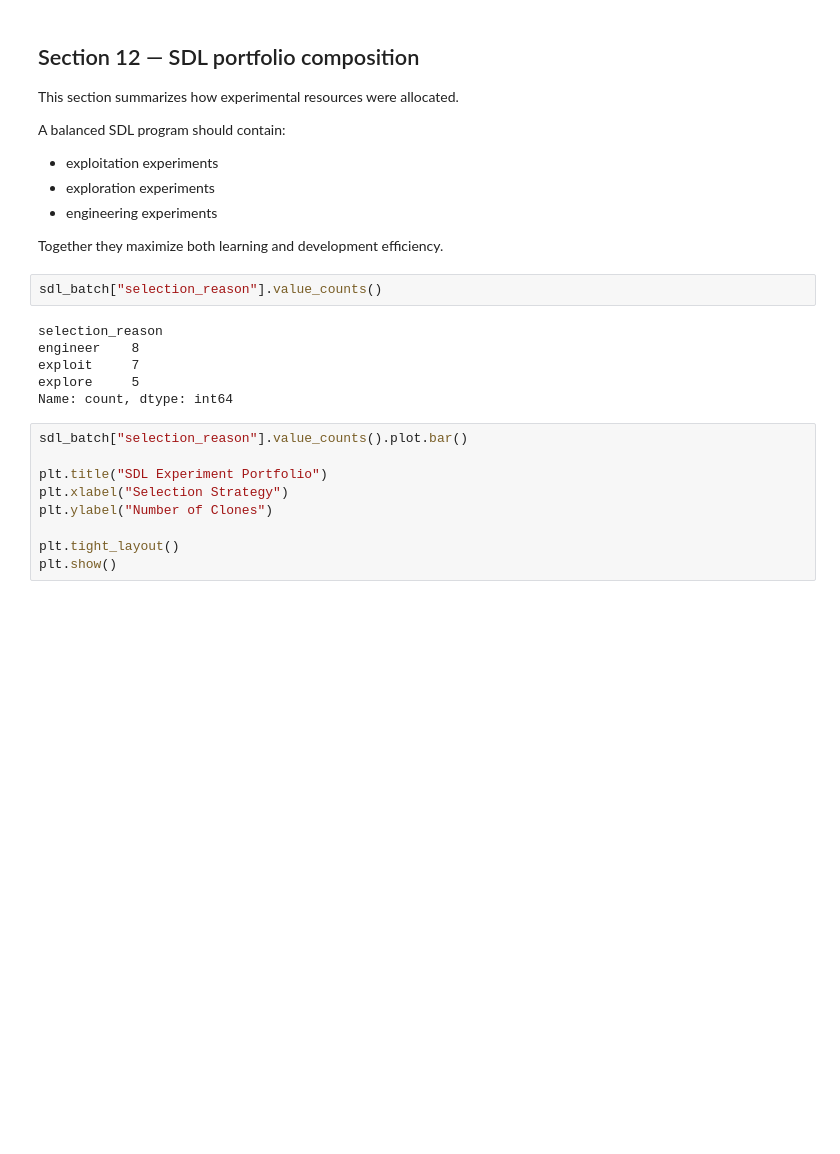
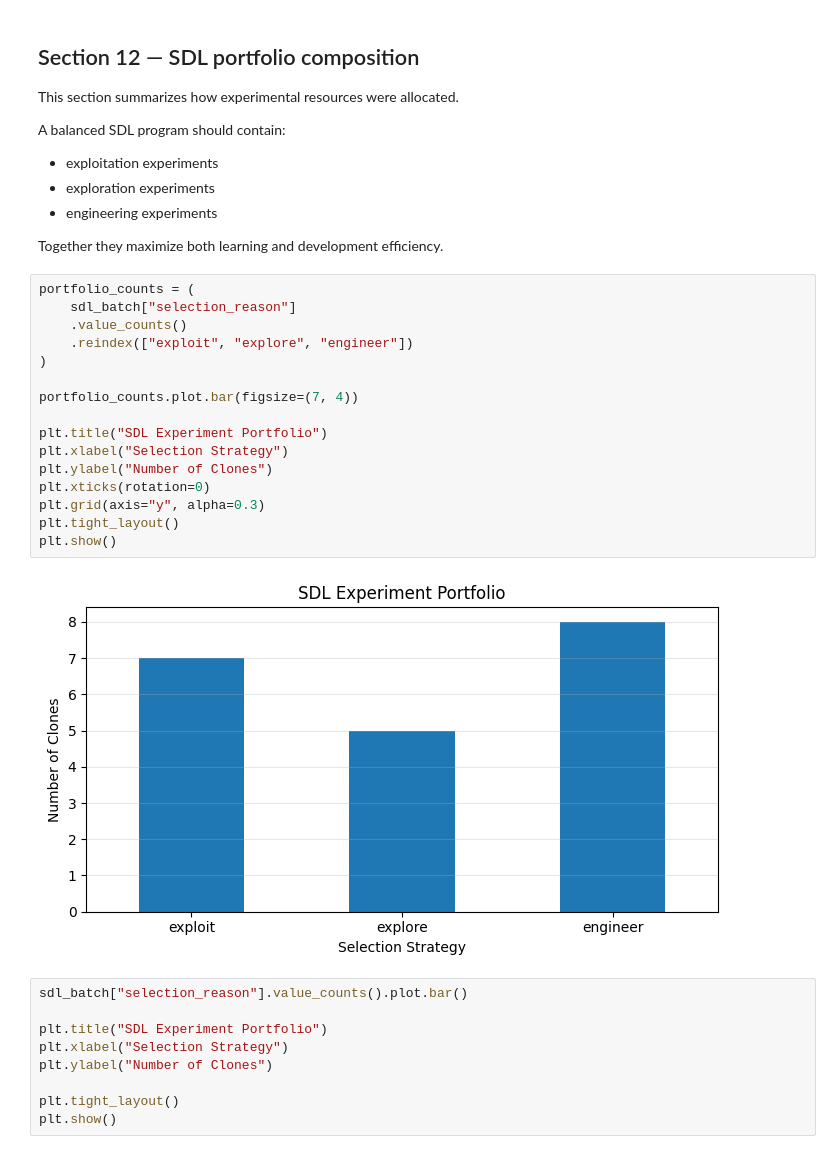
Before and after one commit to Sanghee-L/CLD_ML_PIPELINE, a Jupyter notebook: notebooks/19_SDL_Loop_for_CLD_Model_Improvement.ipynb, the cells around one changed output. Cells and saved outputs as stored; diff of their text form; blank space fills up the shorter version.

```diff
--- a/notebooks/19_SDL_Loop_for_CLD_Model_Improvement.ipynb
+++ b/notebooks/19_SDL_Loop_for_CLD_Model_Improvement.ipynb
@@ -523,14 +533,24 @@ A balanced SDL program should contain:
 - engineering experiments
 
 Together they maximize both learning and development efficiency.
-# %%
-sdl_batch["selection_reason"].value_counts()
-# %% [output]
-selection_reason
-engineer    8
-exploit     7
-explore     5
-Name: count, dtype: int64
+# %%
+portfolio_counts = (
+    sdl_batch["selection_reason"]
+    .value_counts()
+    .reindex(["exploit", "explore", "engineer"])
+)
+
+portfolio_counts.plot.bar(figsize=(7, 4))
+
+plt.title("SDL Experiment Portfolio")
+plt.xlabel("Selection Strategy")
+plt.ylabel("Number of Clones")
+plt.xticks(rotation=0)
+plt.grid(axis="y", alpha=0.3)
+plt.tight_layout()
+plt.show()
+# %% [output]
+[figure, added]
 # %%
 sdl_batch["selection_reason"].value_counts().plot.bar()
 
```
Also changed, not shown: parts of 2 cells of this notebook, 1 other file.
